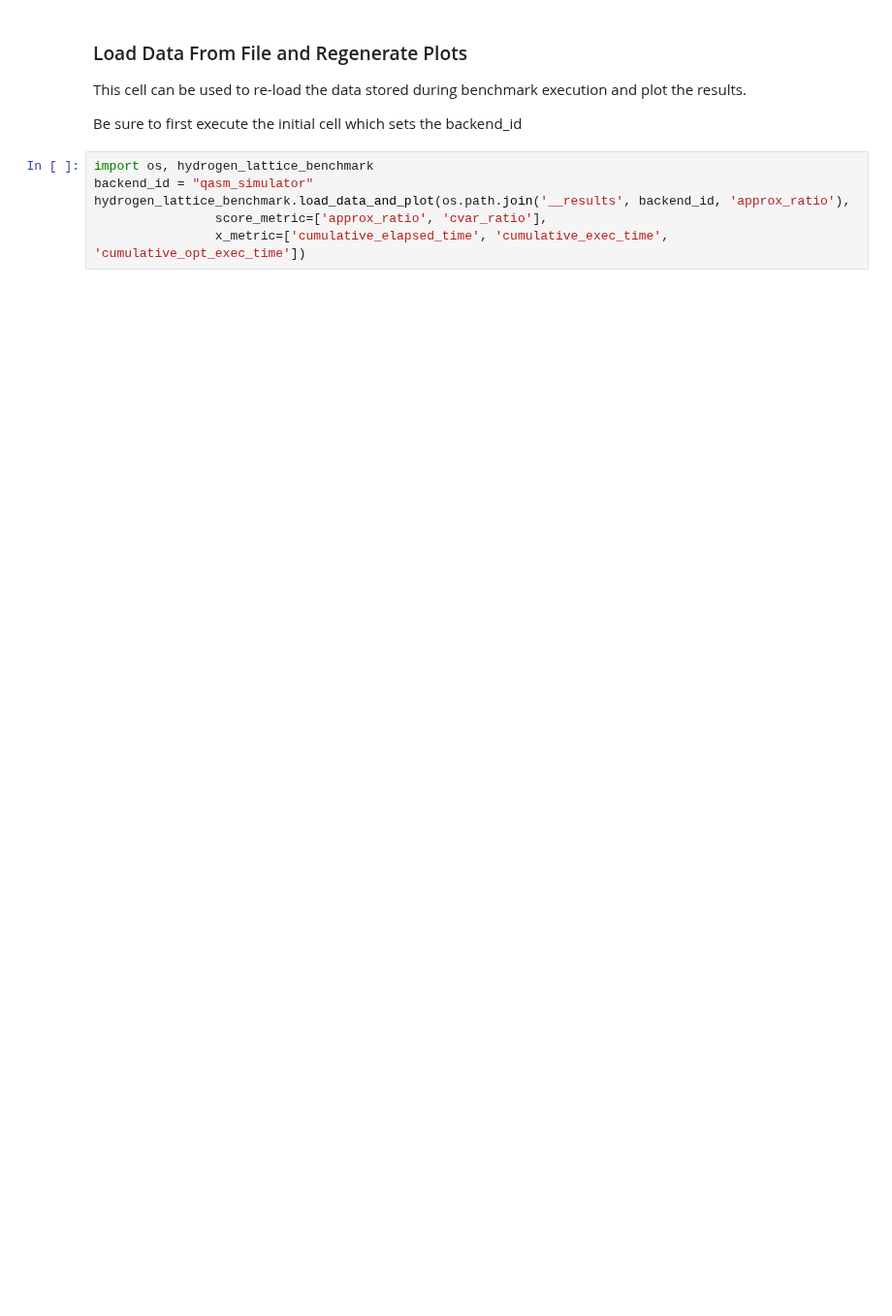
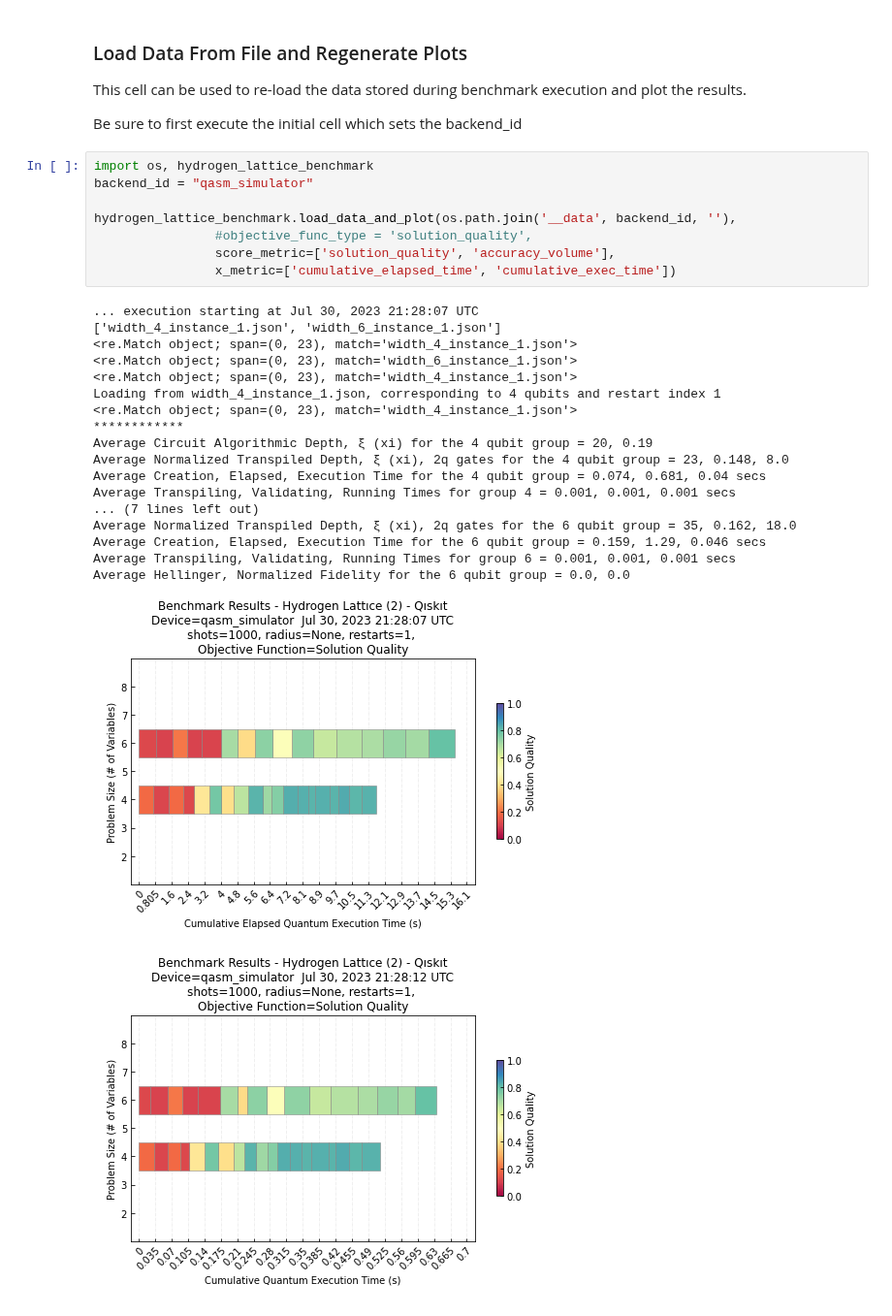
Before and after one commit to SRI-International/QC-App-Oriented-Benchmarks, a Jupyter notebook: hydrogen-lattice/qiskit/benchmarks-qiskit-add-hydrogen-lattice.ipynb, the cells around one changed output. Shown at 97% size. Saved outputs shown, nothing was run; the diff lists cells and outputs as text; blank space fills up the shorter version.

```diff
--- a/hydrogen-lattice/qiskit/benchmarks-qiskit-add-hydrogen-lattice.ipynb
+++ b/hydrogen-lattice/qiskit/benchmarks-qiskit-add-hydrogen-lattice.ipynb
@@ -195,6 +174,28 @@ Be sure to first execute the initial cell which sets the backend_id
 # %%
 import os, hydrogen_lattice_benchmark
 backend_id = "qasm_simulator"
-hydrogen_lattice_benchmark.load_data_and_plot(os.path.join('__results', backend_id, 'approx_ratio'),
-                score_metric=['approx_ratio', 'cvar_ratio'],
-                x_metric=['cumulative_elapsed_time', 'cumulative_exec_time', 'cumulative_opt_exec_time'])
+
+hydrogen_lattice_benchmark.load_data_and_plot(os.path.join('__data', backend_id, ''),
+                #objective_func_type = 'solution_quality',
+                score_metric=['solution_quality', 'accuracy_volume'],
+                x_metric=['cumulative_elapsed_time', 'cumulative_exec_time'])
+# %% [output]
+... execution starting at Jul 30, 2023 21:28:07 UTC
+['width_4_instance_1.json', 'width_6_instance_1.json']
+<re.Match object; span=(0, 23), match='width_4_instance_1.json'>
+<re.Match object; span=(0, 23), match='width_6_instance_1.json'>
+<re.Match object; span=(0, 23), match='width_4_instance_1.json'>
+Loading from width_4_instance_1.json, corresponding to 4 qubits and restart index 1
+<re.Match object; span=(0, 23), match='width_4_instance_1.json'>
+************
+Average Circuit Algorithmic Depth, ξ (xi) for the 4 qubit group = 20, 0.19
+Average Normalized Transpiled Depth, ξ (xi), 2q gates for the 4 qubit group = 23, 0.148, 8.0
+Average Creation, Elapsed, Execution Time for the 4 qubit group = 0.074, 0.681, 0.04 secs
+Average Transpiling, Validating, Running Times for group 4 = 0.001, 0.001, 0.001 secs
+... (7 lines left out)
+Average Normalized Transpiled Depth, ξ (xi), 2q gates for the 6 qubit group = 35, 0.162, 18.0
+Average Creation, Elapsed, Execution Time for the 6 qubit group = 0.159, 1.29, 0.046 secs
+Average Transpiling, Validating, Running Times for group 6 = 0.001, 0.001, 0.001 secs
+Average Hellinger, Normalized Fidelity for the 6 qubit group = 0.0, 0.0
+[figure, added]
+[figure, added]
```
Also changed, not shown: parts of 5 cells of this notebook, 1 other file.
